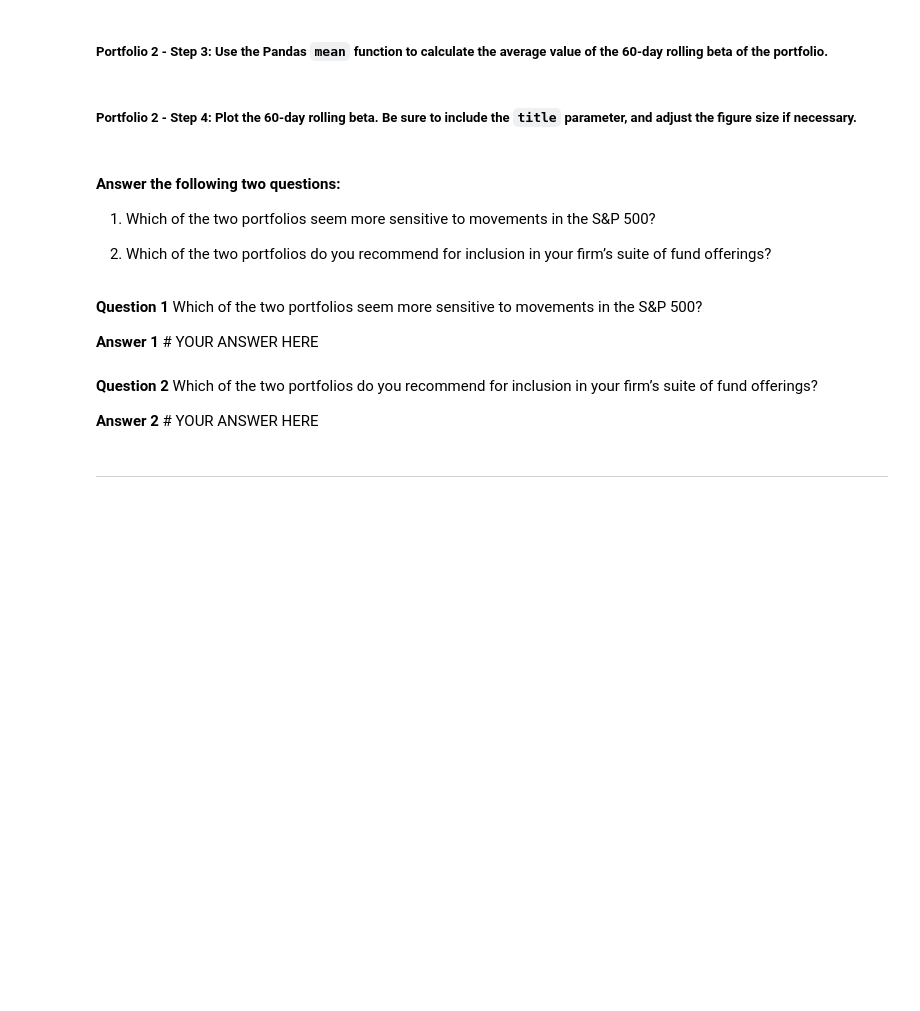
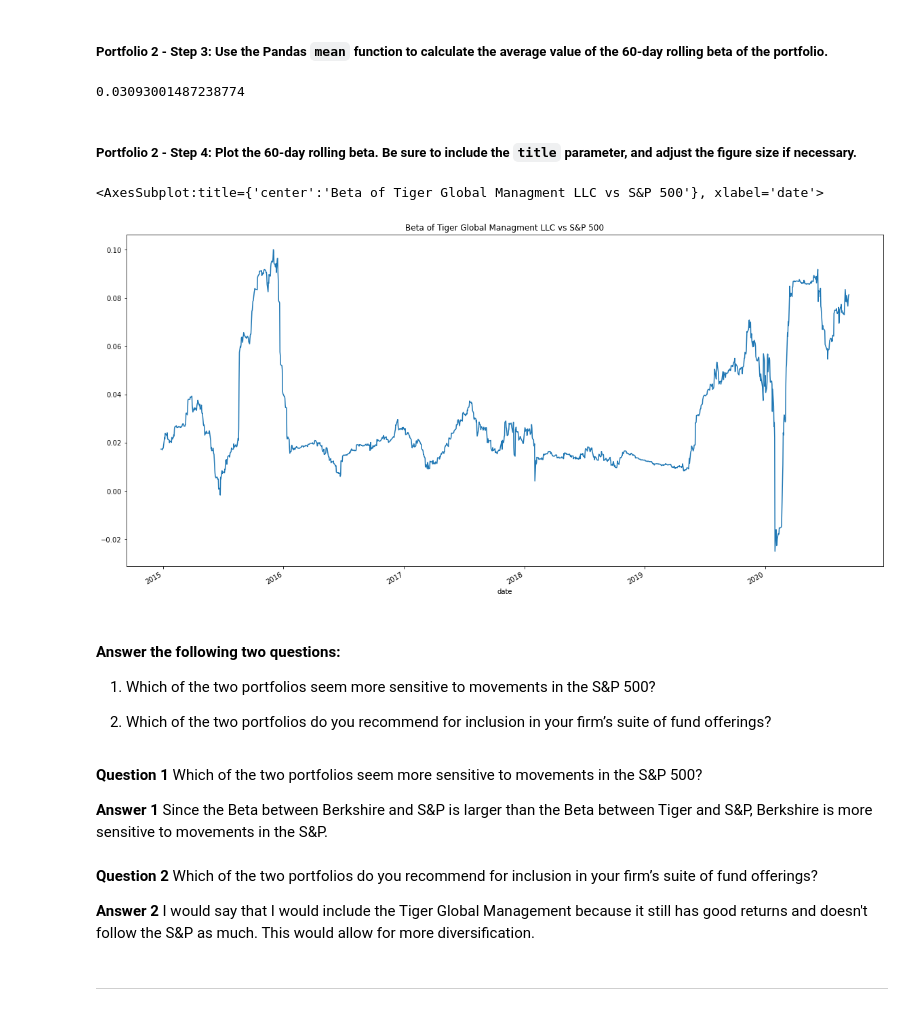
Before and after one commit to kheller18/retirement-portfolio-planning, a Jupyter notebook: risk_return_analysis.ipynb, the cells around one changed output. Cells and saved outputs as stored; diff of their text form; code cells hidden in the pictures; blank space fills up the shorter version.

```diff
--- a/risk_return_analysis.ipynb
+++ b/risk_return_analysis.ipynb
@@ -418,4 +440,5 @@ berkshire_var = berkshire_df.rolling(60).var().dropna()
 # %%
 # Calculate the covariance using a 60-day rolling window
 # Review the last five rows of the covariance data
-# YOUR CODE HERE
+cov_tiger = new_df["TIGER GLOBAL MANAGEMENT LLC"].rolling(60).cov(new_df["S&P 500"])
+cov_tiger.tail()
@@ -424,4 +455,5 @@ berkshire_var = berkshire_df.rolling(60).var().dropna()
 # %%
 # Calculate the beta based on the 60-day rolling covariance compared to the market (S&P 500)
 # Review the last five rows of the beta information
-# YOUR CODE HERE
+berk_beta = cov_tiger / new_df["S&P 500"].rolling(60).var()
+berk_beta.tail()
@@ -429,13 +469,18 @@ berkshire_var = berkshire_df.rolling(60).var().dropna()
 ##### Portfolio 2 - Step 3: Use the Pandas `mean` function to calculate the average value of the 60-day rolling beta of the portfolio.
 # %%
 # Calculate the average of the 60-day rolling beta
-# YOUR CODE HERE
+berk_beta.mean()
+# %% [output]
+0.03093001487238774
 # %% [markdown]
 ##### Portfolio 2 - Step 4: Plot the 60-day rolling beta. Be sure to include the `title` parameter, and adjust the figure size if necessary.
 # %%
 # Plot the rolling beta
 # Include a title parameter and adjust the figure size
-# YOUR CODE HERE
+berk_beta.plot(figsize=(20, 10), title="Beta of Tiger Global Managment LLC vs S&P 500")
+# %% [output]
+<AxesSubplot:title={'center':'Beta of Tiger Global Managment LLC vs S&P 500'}, xlabel='date'>
+[figure, added]
 # %% [markdown]
 #### Answer the following two questions:
 
@@ -445,10 +490,10 @@ berkshire_var = berkshire_df.rolling(60).var().dropna()
 # %% [markdown]
 **Question 1** Which of the two portfolios seem more sensitive to movements in the S&P 500?
 
-**Answer 1** # YOUR ANSWER HERE
+**Answer 1** Since the Beta between Berkshire and S&P is larger than the Beta between Tiger and S&P, Berkshire is more sensitive to movements in the S&P.
 # %% [markdown]
 **Question 2** Which of the two portfolios do you recommend for inclusion in your firm’s suite of fund offerings?
 
-**Answer 2** # YOUR ANSWER HERE
+**Answer 2** I would say that I would include the Tiger Global Management because it still has good returns and doesn't follow the S&P as much. This would allow for more diversification.
 # %% [markdown]
 ---
```
Also changed, not shown: parts of 7 cells of this notebook.
